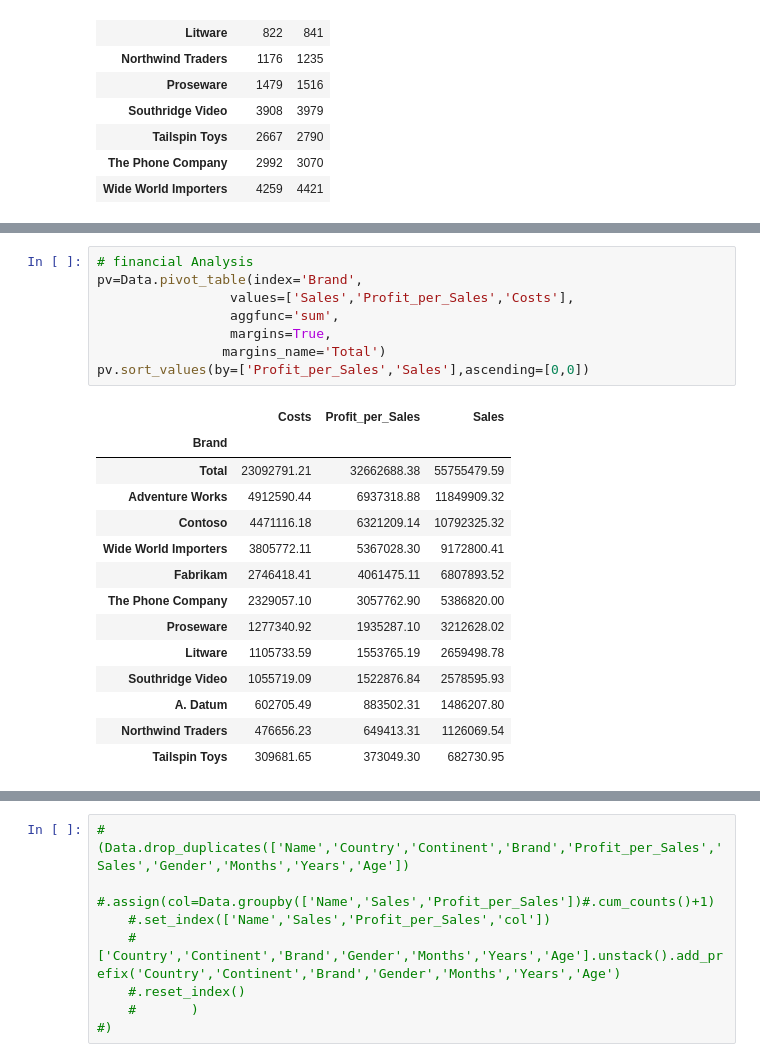
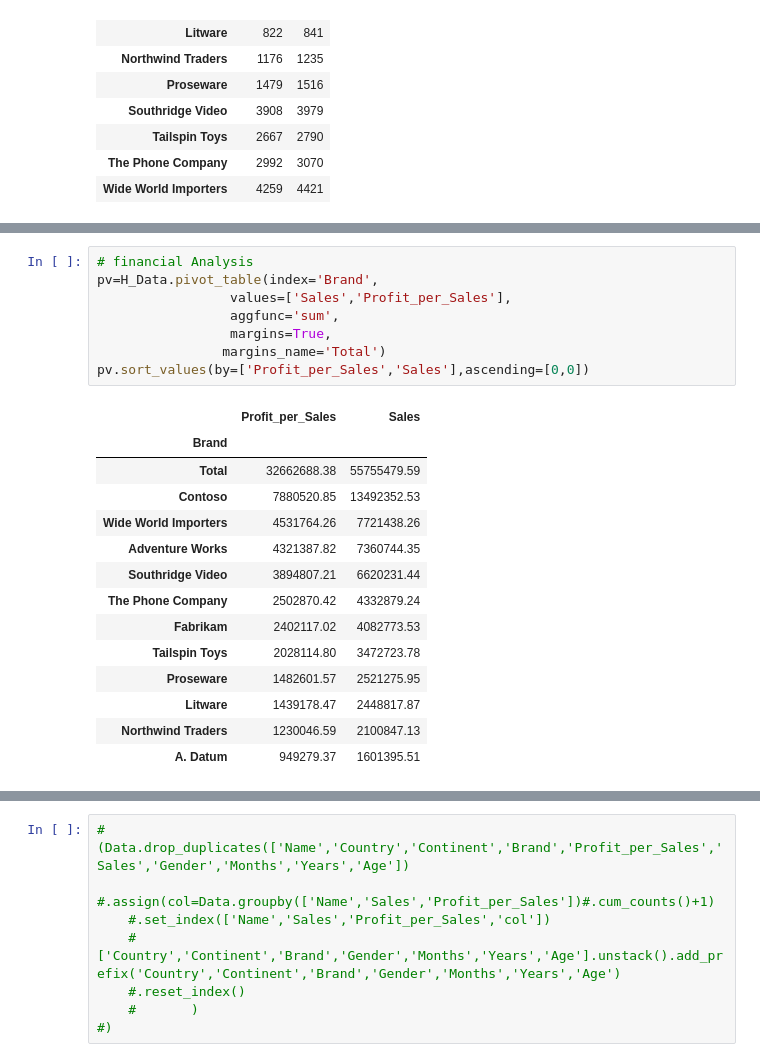
Before and after one commit to Liquidfingers/Liquid, a Jupyter notebook: Global Electronic Portfolio Project.ipynb, the cells around one changed output, grey strips where cells are left out. Drawn from its saved outputs; the diff is of its cells as text.

```diff
--- a/Global Electronic Portfolio Project.ipynb
+++ b/Global Electronic Portfolio Project.ipynb
@@ -100,27 +100,27 @@ Data.pivot_table(index='Brand',
 | Total | 7489.0 | 5559.0 | 10158.0 | 14025.0 | 7061.0 | 5865.0 | ... |
 # %%
 # financial Analysis
-pv=Data.pivot_table(index='Brand',
-                 values=['Sales','Profit_per_Sales','Costs'],
+pv=H_Data.pivot_table(index='Brand',
+                 values=['Sales','Profit_per_Sales'],
                  aggfunc='sum',
                  margins=True,
                 margins_name='Total')
 pv.sort_values(by=['Profit_per_Sales','Sales'],ascending=[0,0])
 # %% [output]
-|  | Costs | Profit_per_Sales | Sales |
-| Brand |  |  |  |
-| Total | 23092791.21 | 32662688.38 | 55755479.59 |
-| Adventure Works | 4912590.44 | 6937318.88 | 11849909.32 |
-| Contoso | 4471116.18 | 6321209.14 | 10792325.32 |
-| Wide World Importers | 3805772.11 | 5367028.30 | 9172800.41 |
-| Fabrikam | 2746418.41 | 4061475.11 | 6807893.52 |
-| The Phone Company | 2329057.10 | 3057762.90 | 5386820.00 |
-| Proseware | 1277340.92 | 1935287.10 | 3212628.02 |
-| Litware | 1105733.59 | 1553765.19 | 2659498.78 |
-| Southridge Video | 1055719.09 | 1522876.84 | 2578595.93 |
-| A. Datum | 602705.49 | 883502.31 | 1486207.80 |
-| Northwind Traders | 476656.23 | 649413.31 | 1126069.54 |
-| Tailspin Toys | 309681.65 | 373049.30 | 682730.95 |
+|  | Profit_per_Sales | Sales |
+| Brand |  |  |
+| Total | 32662688.38 | 55755479.59 |
+| Contoso | 7880520.85 | 13492352.53 |
+| Wide World Importers | 4531764.26 | 7721438.26 |
+| Adventure Works | 4321387.82 | 7360744.35 |
+| Southridge Video | 3894807.21 | 6620231.44 |
+| The Phone Company | 2502870.42 | 4332879.24 |
+| Fabrikam | 2402117.02 | 4082773.53 |
+| Tailspin Toys | 2028114.80 | 3472723.78 |
+| Proseware | 1482601.57 | 2521275.95 |
+| Litware | 1439178.47 | 2448817.87 |
+| Northwind Traders | 1230046.59 | 2100847.13 |
+| A. Datum | 949279.37 | 1601395.51 |
 # %%
 # Gender Preference and spending
 Data.pivot_table(index='Gender',
```
Also changed, not shown: parts of 14 cells of this notebook.
